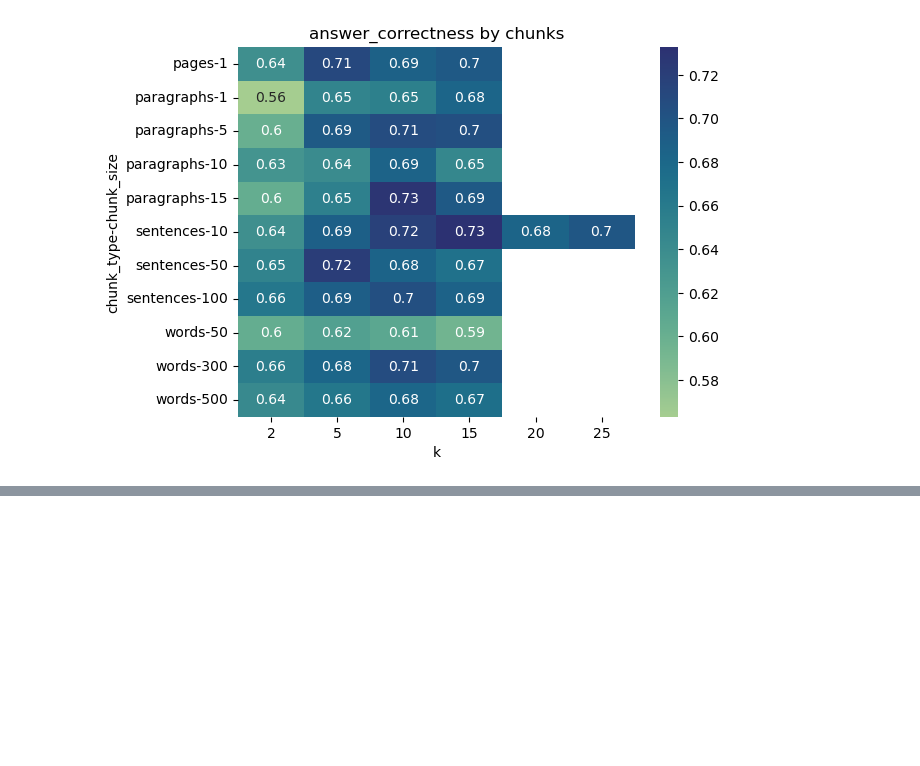
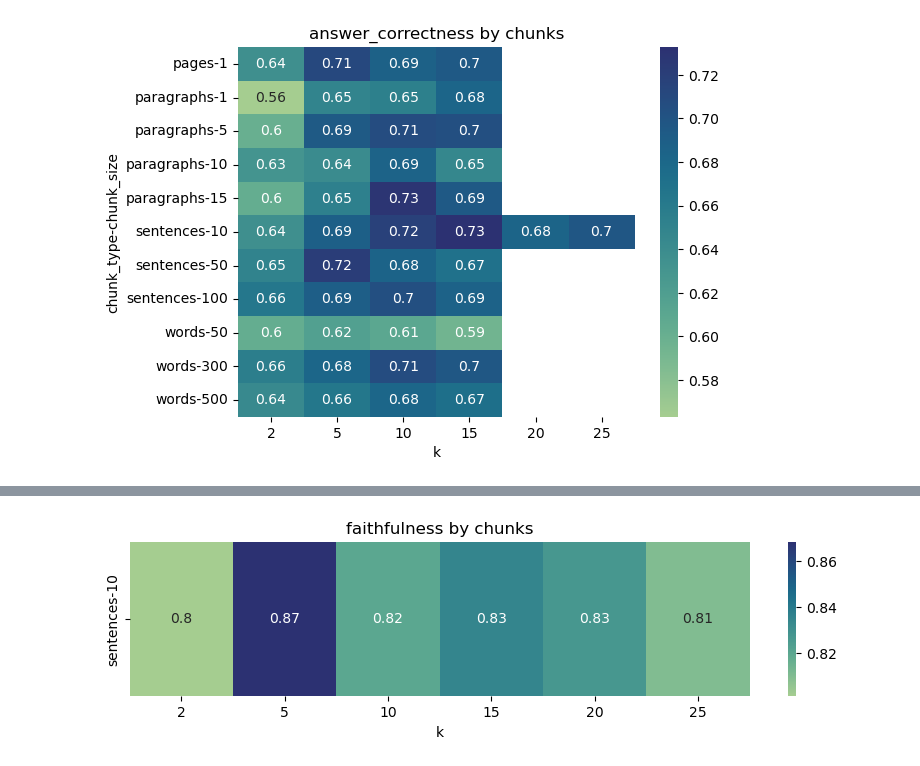
Before and after one commit to xinyicxy/rag-optimization, a Jupyter notebook: rag-sandbox/rfp/r1_metrics_eval.ipynb, the cells around one changed output, grey strips where cells are left out. Cells and saved outputs as stored; diff of their text form; code cells hidden in the pictures; blank space fills up the shorter version.

```diff
--- a/rag-sandbox/rfp/r1_metrics_eval.ipynb
+++ b/rag-sandbox/rfp/r1_metrics_eval.ipynb
@@ -308,0 +314,4 @@ all_chunks_heatmap(df, "answer_correctness")
+# %%
+sent10_heatmap(sent10, "faithfulness")
+# %% [output]
+[figure, added]
```
Also changed, not shown: parts of 11 cells of this notebook.
